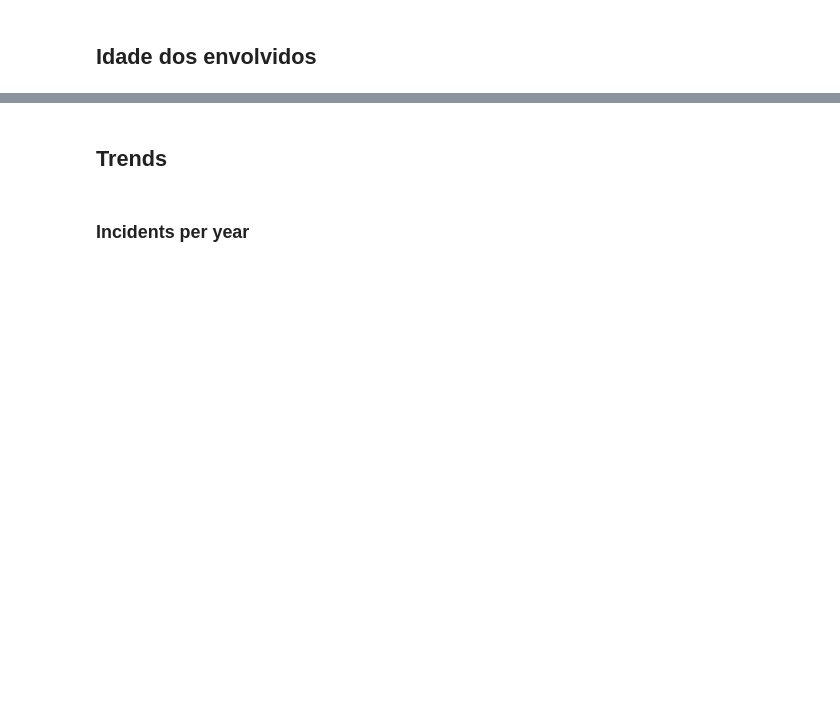
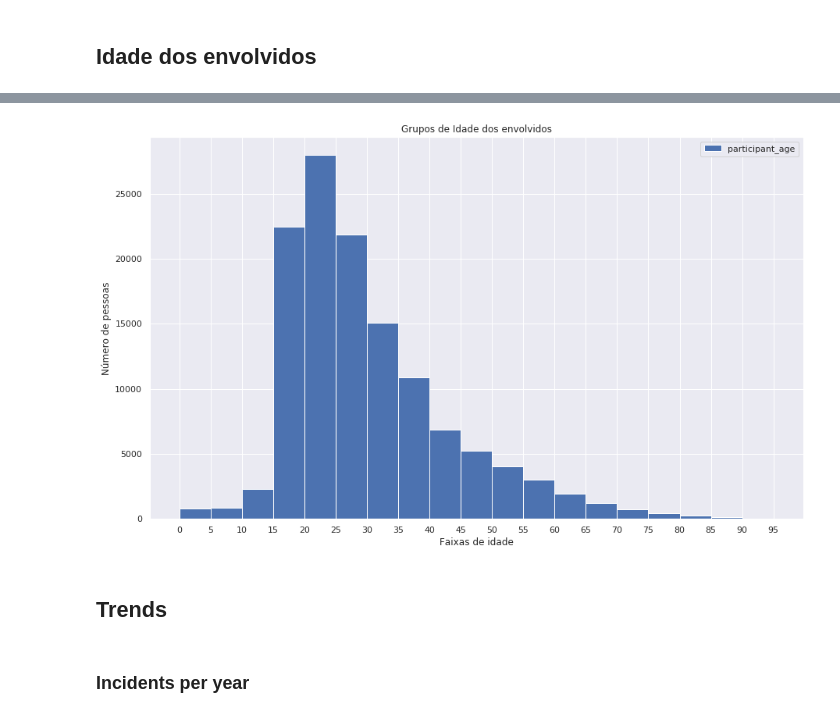
Before and after one commit to PedroPrisxzma/DataScience-Project, a Jupyter notebook: notebooks/ exploratory_analysis.ipynb, the cells around one changed output, grey strips where cells are left out. Cells and saved outputs as stored; diff of their text form; code cells hidden in the pictures; blank space fills up the shorter version.

```diff
--- a/notebooks/ exploratory_analysis.ipynb
+++ b/notebooks/ exploratory_analysis.ipynb
@@ -178,3 +188,23 @@ participants = pd.read_csv('../databases/participants_clean.zip', compression='z
+# %%
+
+
+idade_participant = participants[['participant_age']]
+ax = idade_participant.plot.hist(bins =  [i for i in range(0,100, 5)], label='Idade dos Participantes')
+
+ax.xaxis.set_major_locator(ticker.MultipleLocator(5))
+ax.xaxis.set_major_formatter(ticker.ScalarFormatter())
+
+# Título do plot
+plt.title("Grupos de Idade dos envolvidos")
+# Nome do eixo x
+plt.xlabel('Faixas de idade')
+# Nome do eixo y
+plt.ylabel('Número de pessoas')
+# Rotaciona nomes no eixo x
+plt.legend()
+plt.show()
+# %% [output]
+[figure, added]
 # %% [markdown]
 ## Trends
 # %%
```
Also changed, not shown: parts of 5 cells of this notebook.
